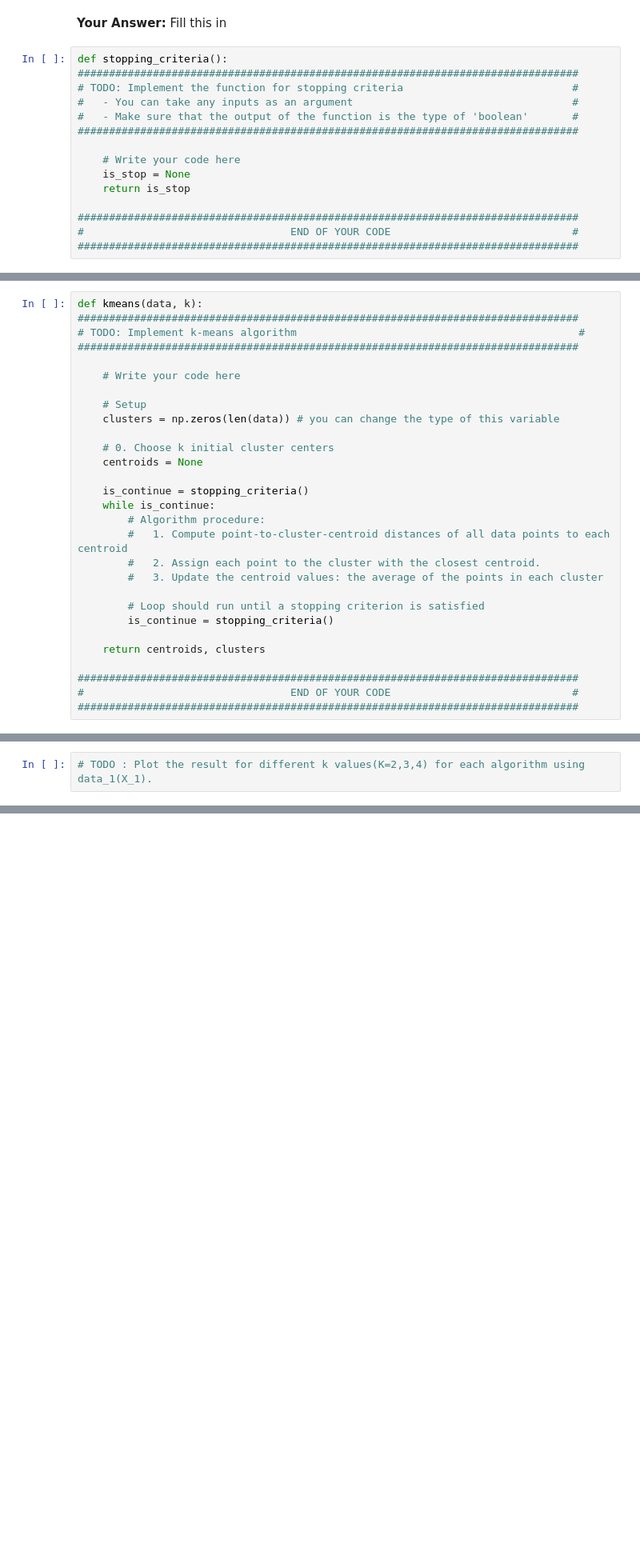
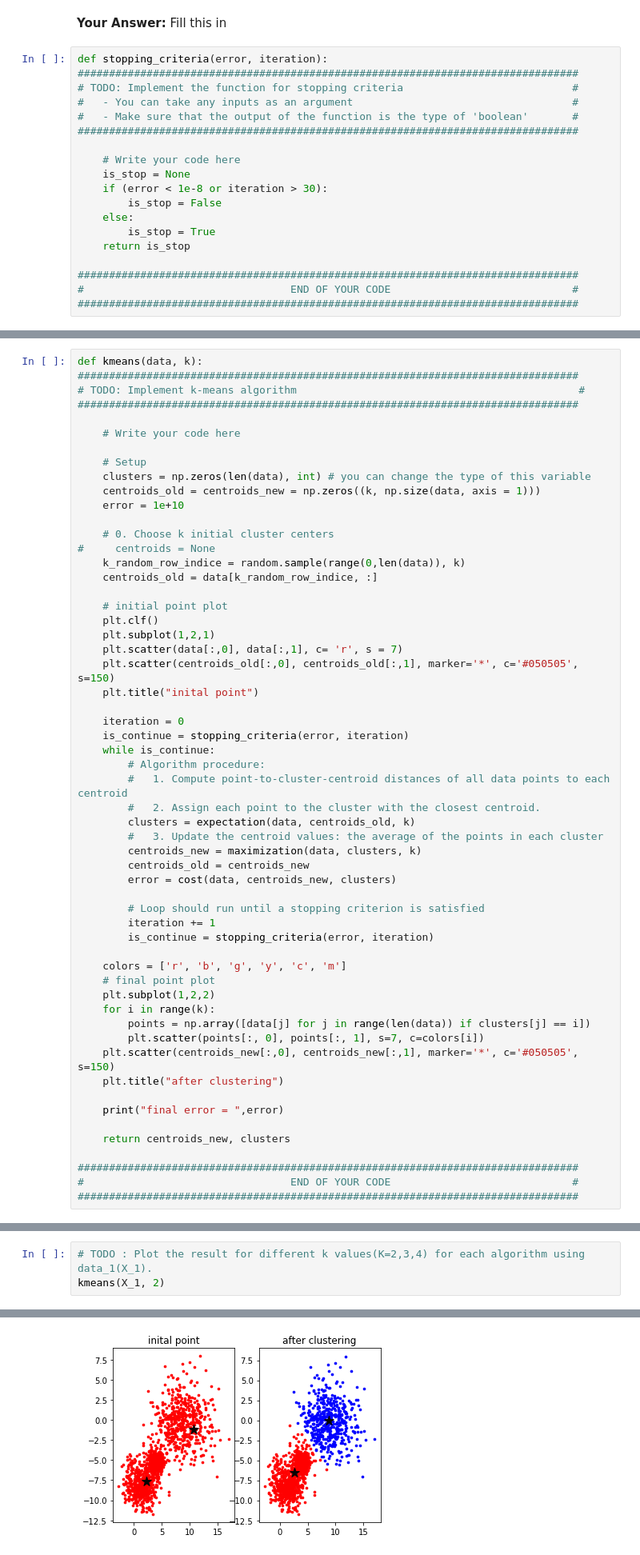
Before and after one commit to SUNGWOOKYOO/2019_spring, a Jupyter notebook: ML/ml_hw2/kmeans_medoids.ipynb, the cells around one changed output, grey strips where cells are left out. Shown at 80% size. Drawn from its saved outputs; the diff is of its cells as text; blank space fills up the shorter version.

```diff
--- a/ML/ml_hw2/kmeans_medoids.ipynb
+++ b/ML/ml_hw2/kmeans_medoids.ipynb
@@ -83,7 +125,7 @@ k-means and k-medoids clustering algorithm repeats "assign" and "update" steps u
 # %% [markdown]
 **Your Answer:** Fill this in
 # %%
-def stopping_criteria():
+def stopping_criteria(error, iteration):
 ################################################################################
 # TODO: Implement the function for stopping criteria                           #
 #   - You can take any inputs as an argument                                   #
@@ -92,6 +134,10 @@ def stopping_criteria():
 
     # Write your code here
     is_stop = None
+    if (error < 1e-8 or iteration > 30):
+        is_stop = False
+    else:
+        is_stop = True
     return is_stop
 
 ################################################################################
@@ -110,22 +176,50 @@ def kmeans(data, k):
     # Write your code here
 
     # Setup
-    clusters = np.zeros(len(data)) # you can change the type of this variable
+    clusters = np.zeros(len(data), int) # you can change the type of this variable
+    centroids_old = centroids_new = np.zeros((k, np.size(data, axis = 1)))
+    error = 1e+10
 
     # 0. Choose k initial cluster centers
-    centroids = None
+#     centroids = None
+    k_random_row_indice = random.sample(range(0,len(data)), k)
+    centroids_old = data[k_random_row_indice, :]
 
-    is_continue = stopping_criteria()
+    # initial point plot
+    plt.clf()
+    plt.subplot(1,2,1)
+    plt.scatter(data[:,0], data[:,1], c= 'r', s = 7)
+    plt.scatter(centroids_old[:,0], centroids_old[:,1], marker='*', c='#050505', s=150)
+    plt.title("inital point")
+
+    iteration = 0
+    is_continue = stopping_criteria(error, iteration)
     while is_continue:
         # Algorithm procedure:
         #   1. Compute point-to-cluster-centroid distances of all data points to each centroid
         #   2. Assign each point to the cluster with the closest centroid.
+        clusters = expectation(data, centroids_old, k)
         #   3. Update the centroid values: the average of the points in each cluster
+        centroids_new = maximization(data, clusters, k)
+        centroids_old = centroids_new
+        error = cost(data, centroids_new, clusters)
 
         # Loop should run until a stopping criterion is satisfied
-        is_continue = stopping_criteria()
+        iteration += 1
+        is_continue = stopping_criteria(error, iteration)
 
-    return centroids, clusters
+    colors = ['r', 'b', 'g', 'y', 'c', 'm']
+    # final point plot
+    plt.subplot(1,2,2)
+    for i in range(k):
+        points = np.array([data[j] for j in range(len(data)) if clusters[j] == i])
+        plt.scatter(points[:, 0], points[:, 1], s=7, c=colors[i])
+    plt.scatter(centroids_new[:,0], centroids_new[:,1], marker='*', c='#050505', s=150)
+    plt.title("after clustering")
+
+    print("final error = ",error)
+
+    return centroids_new, clusters
 
 ################################################################################
 #                                 END OF YOUR CODE                             #
@@ -170,3 +338,5 @@ def kmedoids(data, k):
 Apply clustering using 'kmeans' and 'kmedoids' function for data_1(X_1) with k=3 and plot the result.
 # %%
 # TODO : Plot the result for different k values(K=2,3,4) for each algorithm using data_1(X_1).
+kmeans(X_1, 2)
+# %% [output]
@@ -172,0 +346 @@ Apply clustering using 'kmeans' and 'kmedoids' function for data_1(X_1) with k=3
+[figure, added]
```
Also changed, not shown: parts of 31 cells of this notebook, 1 other file.
